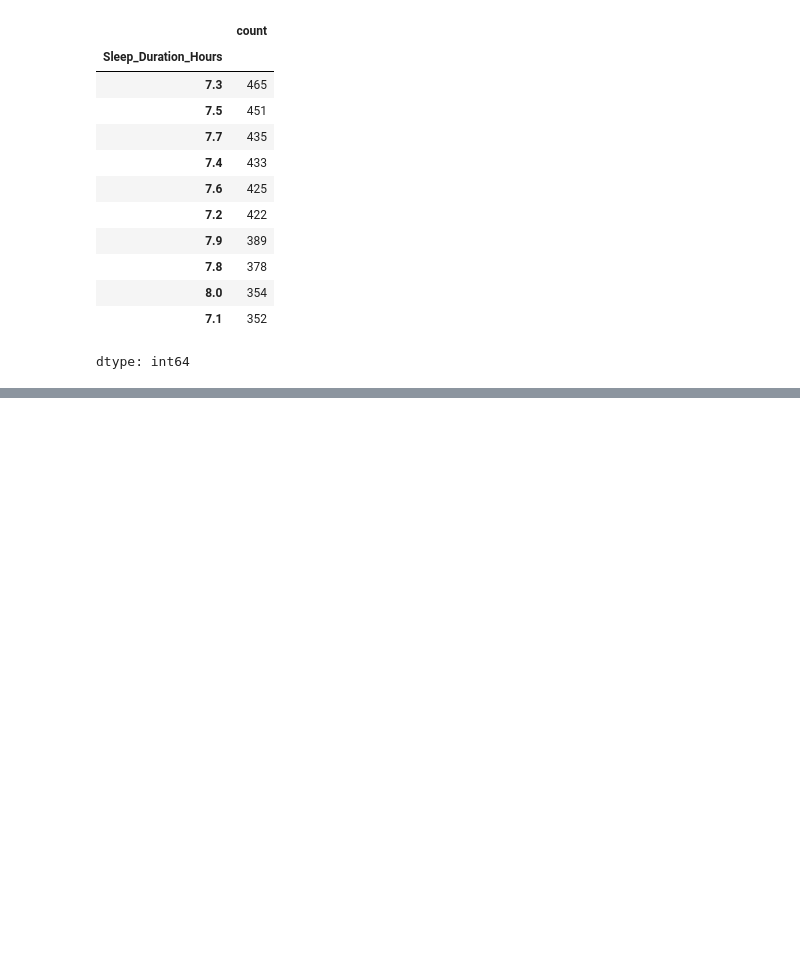
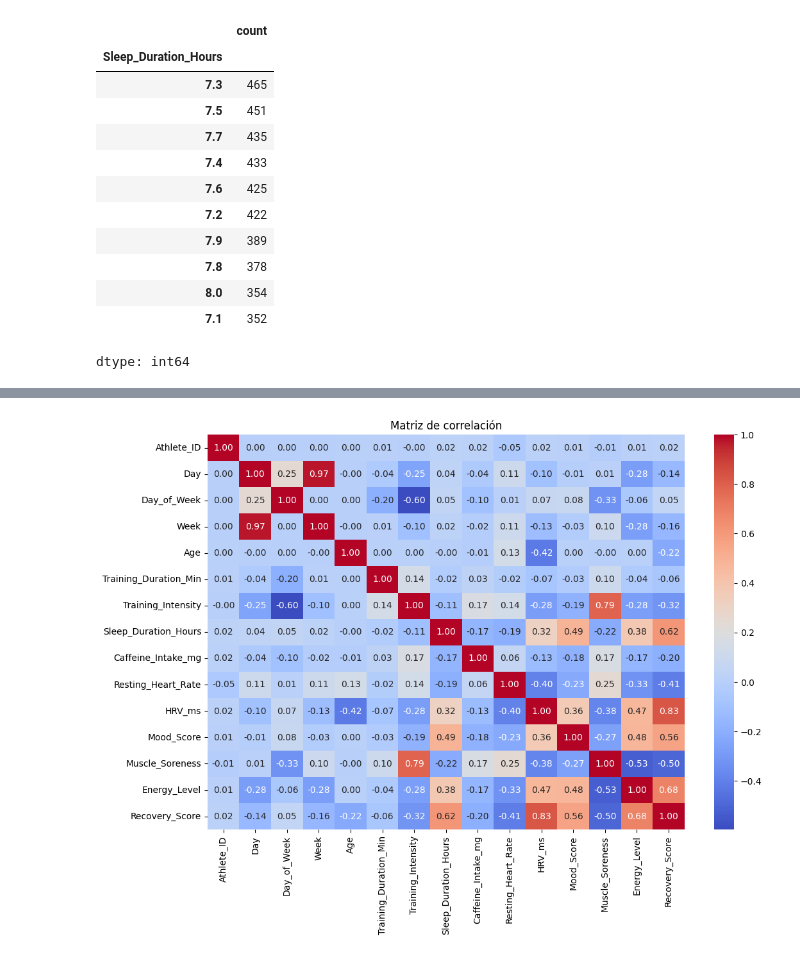
Before and after one commit to mesianor/EJ1GIT, a Jupyter notebook: proyecto1_0.ipynb, the cells around one changed output, grey strips where cells are left out. Saved outputs shown, nothing was run; the diff lists cells and outputs as text; code cells hidden in the pictures; blank space fills up the shorter version.

```diff
--- a/proyecto1_0.ipynb
+++ b/proyecto1_0.ipynb
@@ -180,0 +197,4 @@ NameError: name 'df' is not defined
+# %%
+correlacion = athlete.select_dtypes(include='number').corr()
+
+correlacion['Recovery_Score'].sort_values(ascending=False)
@@ -180,0 +226,17 @@ NameError: name 'df' is not defined
+# %%
+import seaborn as sns
+
+plt.figure(figsize=(12,8))
+
+sns.heatmap(
+    correlacion,
+    annot=True,
+    cmap="coolwarm",
+    fmt=".2f"
+)
+
+plt.title("Matriz de correlación")
+
+plt.show()
+# %% [output]
+[figure, added]
```
Also changed, not shown: parts of 12 cells of this notebook.
